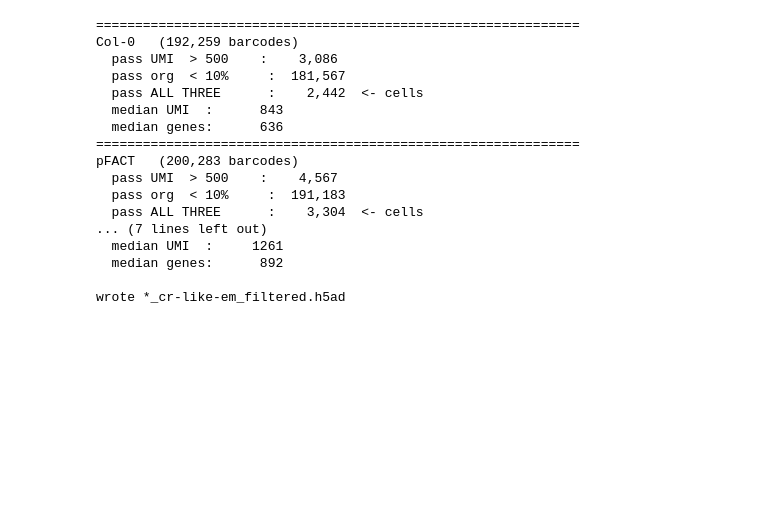
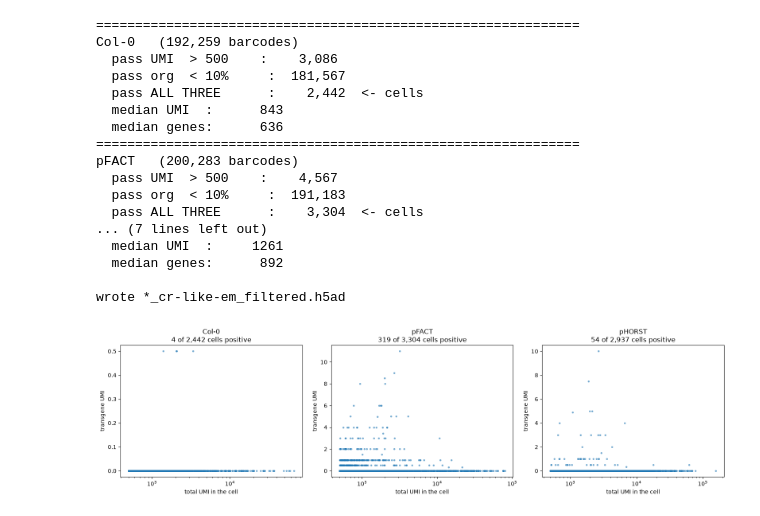
Before and after one commit to blm3886/myb41-transgene-snrnaseq, a Jupyter notebook: notebooks/07_scanpy_analysis.ipynb, the cells around one changed output. Drawn from its saved outputs; the diff is of its cells as text; code cells hidden in the pictures; blank space fills up the shorter version.

```diff
--- a/notebooks/07_scanpy_analysis.ipynb
+++ b/notebooks/07_scanpy_analysis.ipynb
@@ -410,3 +448,33 @@ pFACT   (200,283 barcodes)
   median genes:      892
 
 wrote *_cr-like-em_filtered.h5ad
+# %%
+import matplotlib.pyplot as plt
+import numpy as np
+
+TRANSGENE = "AT4G28110.Fusion"
+
+fig, axes = plt.subplots(1, 3, figsize=(16, 4.5))
+for ax, sample in zip(axes, SAMPLES):
+    adata = filtered[sample]
+
+    # total UMIs per cell
+    total = adata.obs["total_counts"].values
+
+    # transgene UMIs per cell (.toarray() turns the sparse column into a plain array)
+    # extract all cells only TRANSGENE col and to array
+    fusion = adata[:, TRANSGENE].X.toarray().ravel()
+
+    n_cells = len(fusion)
+    n_pos = (fusion > 0).sum()
+
+    ax.scatter(total, fusion, s=6, alpha=0.5)
+    ax.set_xscale("log")
+    ax.set_xlabel("total UMI in the cell")
+    ax.set_ylabel("transgene UMI")
+    ax.set_title(f"{sample}\n{n_pos:,} of {n_cells:,} cells positive")
+
+plt.tight_layout()
+plt.show()
+# %% [output]
+[figure, added]
```
Also changed, not shown: parts of 9 cells of this notebook, 17 other files.
